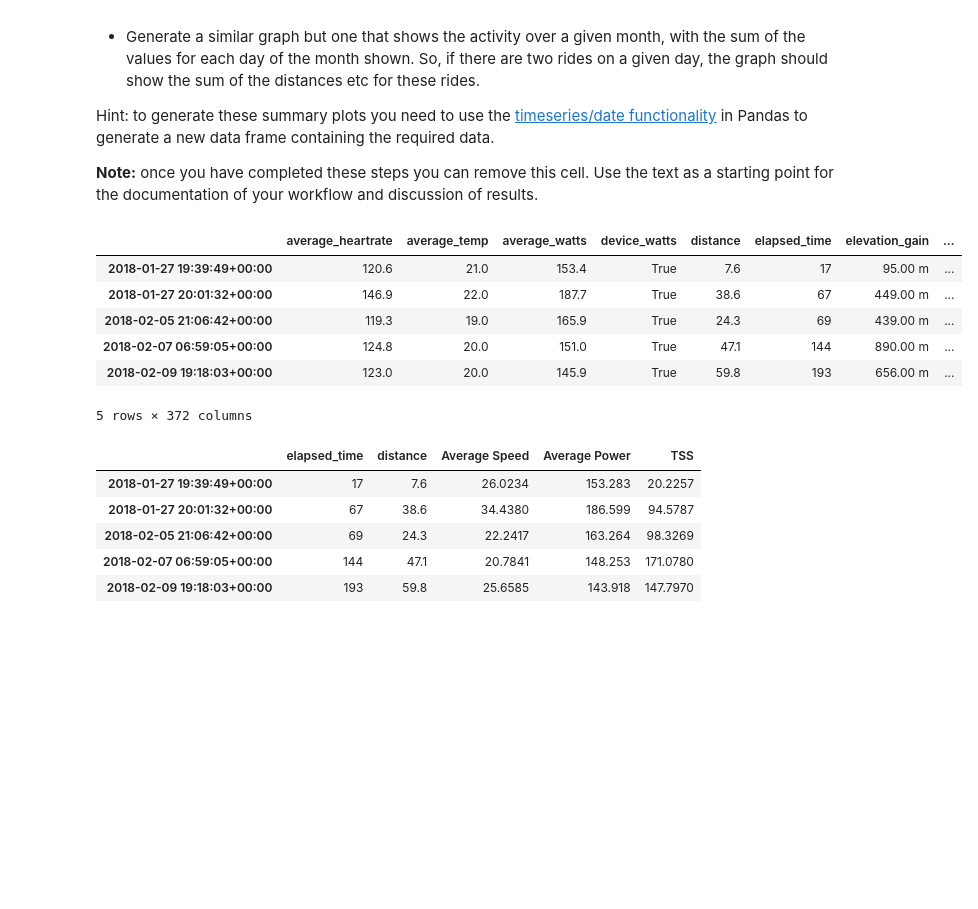
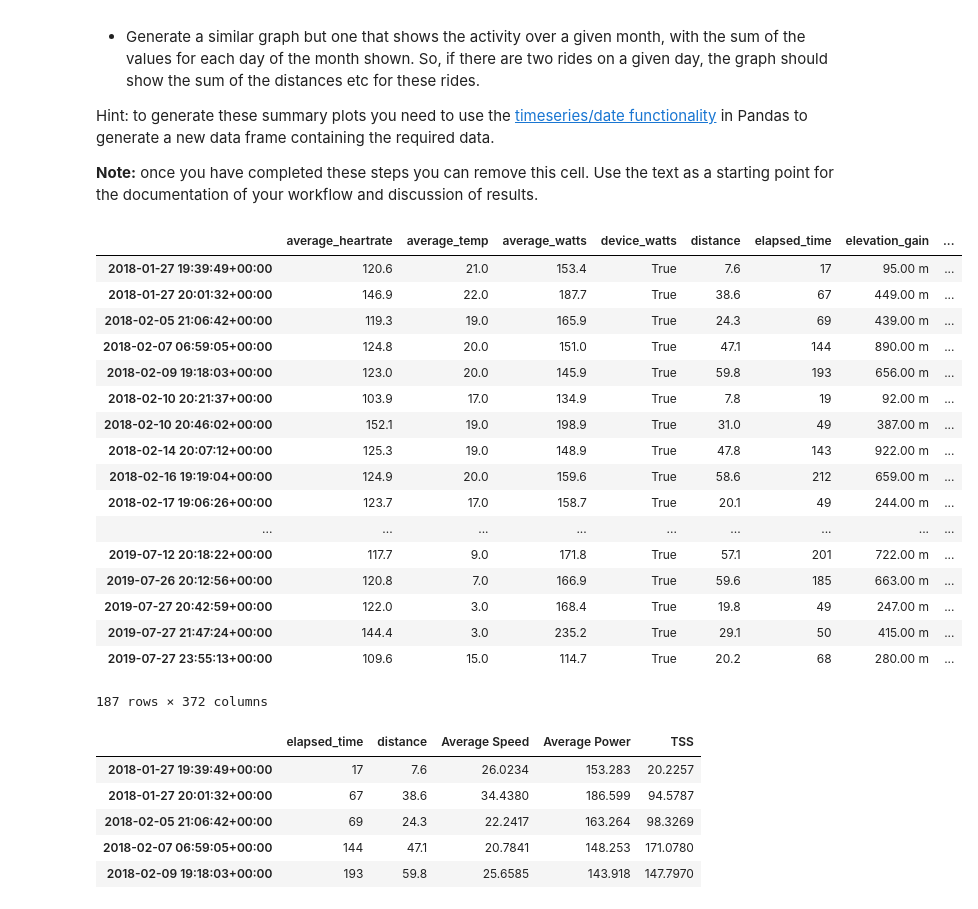
Before and after one commit to arianaroz/comp257-portfolio-2019, a Jupyter notebook: Portfolio 1.ipynb, the cells around one changed output. Cells and saved outputs as stored; diff of their text form; code cells hidden in the pictures; blank space fills up the shorter version.

```diff
--- a/Portfolio 1.ipynb
+++ b/Portfolio 1.ipynb
@@ -89,7 +89,7 @@ Some of the GoldenCheetah parameters are defined [in thier documentation](https:
 Your first task is to combine these two data frames using the [`join` method of Pandas](https://pandas.pydata.org/pandas-docs/stable/user_guide/merging.html#joining-on-index).   The goal is to keep only those rows of data
 that appear in __both__ data frames so that we have complete data for every row.
 # %%
-df = strava.join(cheetah, how="inner")
+df = pd.merge(strava, cheetah, left_index=True, right_index=True, how="inner")
 
 df.head()
 # %% [output]
@@ -134,16 +134,27 @@ __Note:__ once you have completed these steps you can remove this cell.  Use the
 # %%
 new_df = df[df['device_watts'] != False]
 new_df = new_df.dropna(subset=['average_heartrate'])
 
-new_df.head()
+new_df
 # %% [output]
 |  | average_heartrate | average_temp | average_watts | device_watts | distance | elapsed_time | elevation_gain | ... |
 | 2018-01-27 19:39:49+00:00 | 120.6 | 21.0 | 153.4 | True | 7.6 | 17 | 95.00 m | ... |
 | 2018-01-27 20:01:32+00:00 | 146.9 | 22.0 | 187.7 | True | 38.6 | 67 | 449.00 m | ... |
 | 2018-02-05 21:06:42+00:00 | 119.3 | 19.0 | 165.9 | True | 24.3 | 69 | 439.00 m | ... |
 | 2018-02-07 06:59:05+00:00 | 124.8 | 20.0 | 151.0 | True | 47.1 | 144 | 890.00 m | ... |
 | 2018-02-09 19:18:03+00:00 | 123.0 | 20.0 | 145.9 | True | 59.8 | 193 | 656.00 m | ... |
+| 2018-02-10 20:21:37+00:00 | 103.9 | 17.0 | 134.9 | True | 7.8 | 19 | 92.00 m | ... |
+| 2018-02-10 20:46:02+00:00 | 152.1 | 19.0 | 198.9 | True | 31.0 | 49 | 387.00 m | ... |
+| 2018-02-14 20:07:12+00:00 | 125.3 | 19.0 | 148.9 | True | 47.8 | 143 | 922.00 m | ... |
+| 2018-02-16 19:19:04+00:00 | 124.9 | 20.0 | 159.6 | True | 58.6 | 212 | 659.00 m | ... |
+| 2018-02-17 19:06:26+00:00 | 123.7 | 17.0 | 158.7 | True | 20.1 | 49 | 244.00 m | ... |
+| ... | ... | ... | ... | ... | ... | ... | ... | ... |
+| 2019-07-12 20:18:22+00:00 | 117.7 | 9.0 | 171.8 | True | 57.1 | 201 | 722.00 m | ... |
+| 2019-07-26 20:12:56+00:00 | 120.8 | 7.0 | 166.9 | True | 59.6 | 185 | 663.00 m | ... |
+| 2019-07-27 20:42:59+00:00 | 122.0 | 3.0 | 168.4 | True | 19.8 | 49 | 247.00 m | ... |
+| 2019-07-27 21:47:24+00:00 | 144.4 | 3.0 | 235.2 | True | 29.1 | 50 | 415.00 m | ... |
+| 2019-07-27 23:55:13+00:00 | 109.6 | 15.0 | 114.7 | True | 20.2 | 68 | 280.00 m | ... |
-5 rows × 372 columns
+187 rows × 372 columns
 # %%
 key_variables = new_df[['elapsed_time','distance','Average Speed','Average Power','TSS']]
 
```
Also changed, not shown: parts of 2 cells of this notebook.
